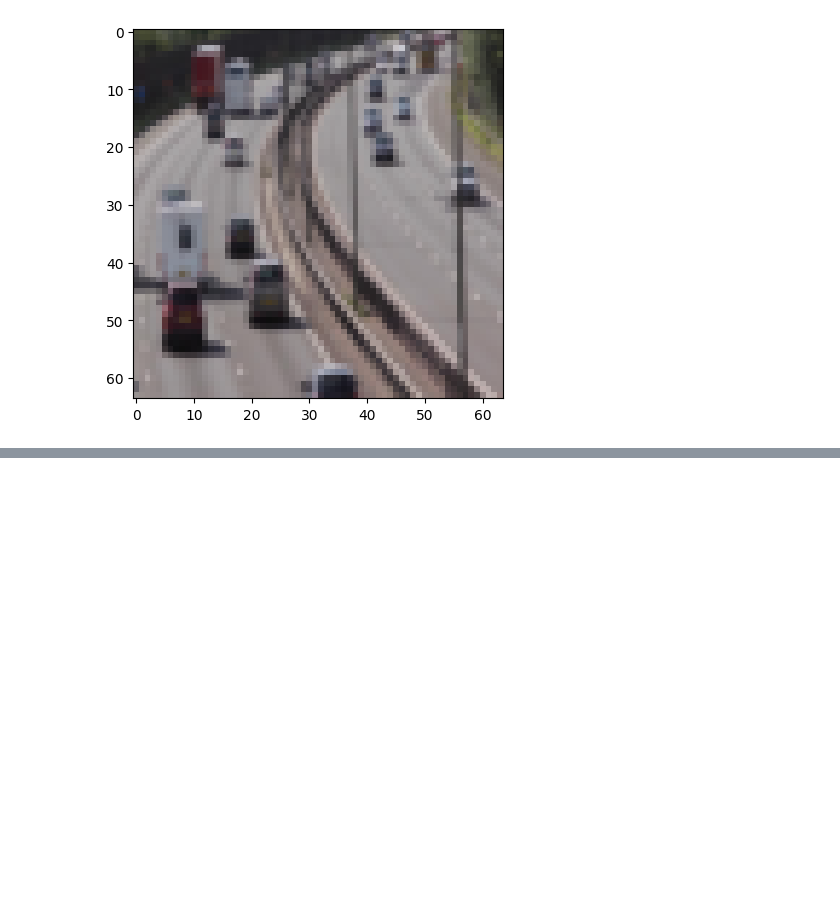
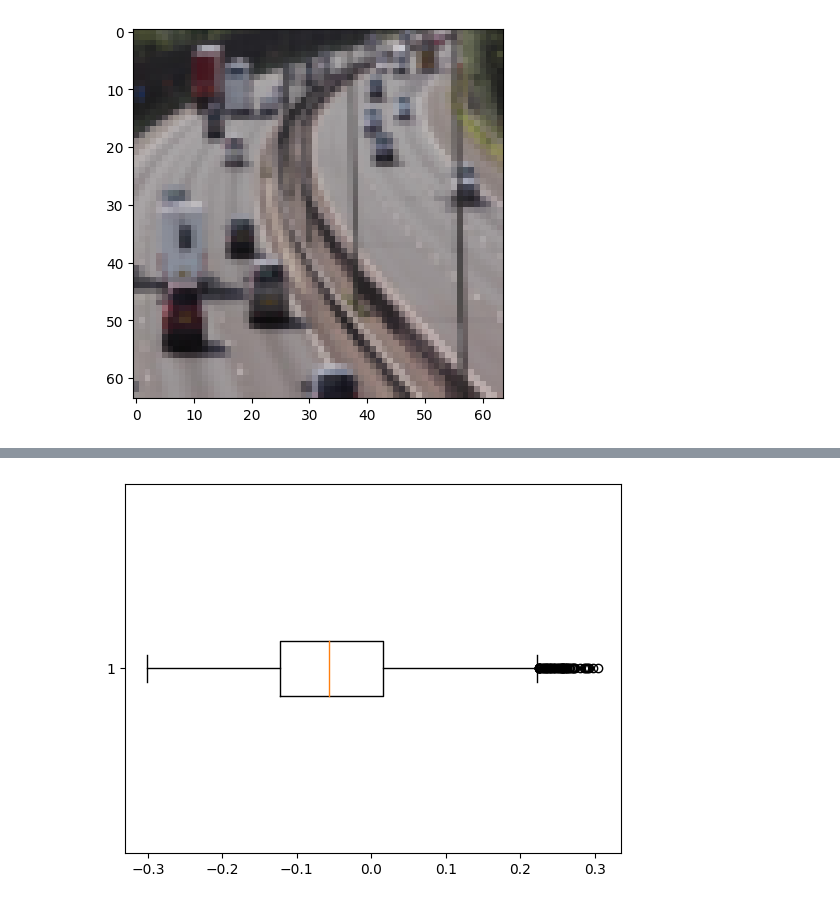
Before and after one commit to Duckierstone42/Vehicular-Object-Detection---ML4641P, a Jupyter notebook: vae/vae_implementation.ipynb, the cells around one changed output, grey strips where cells are left out. Drawn from its saved outputs; the diff is of its cells as text; code cells hidden in the pictures; blank space fills up the shorter version.

```diff
--- a/vae/vae_implementation.ipynb
+++ b/vae/vae_implementation.ipynb
@@ -52,6 +52,7 @@ class VehicleDataset(Dataset):
 def display_sample(image):
     #Displays sample image from dataset
     image = image.permute(1,2,0).numpy()
+    image = (image + 1) / 2
     fig, ax = plt.subplots(1)
     ax.imshow(image)
     plt.show()
@@ -69,7 +70,8 @@ valid_labels = "../Vehicle_Detection_Image_Dataset/valid/labels"
 transform = transforms.Compose([
     transforms.ToPILImage(),
     transforms.Resize((64,64)), #What model size
-    transforms.ToTensor()
+    transforms.ToTensor(),
+    transforms.Normalize([.5],[.5])
 
 ])
 
@@ -127,7 +129,8 @@ for epoch in range(num_epochs):
         avg_test_loss_dict["loss"] /= count
         avg_test_loss_dict["Reconstruction_Loss"]  /= count
         avg_test_loss_dict["KLD"]  /= count
-
+        reconstructed_image = torch.squeeze(model.sample(1,current_device=device)).to("cpu").detach()
+        display_sample(torch.squeeze(reconstructed_image))
     print(f" Epoch: {epoch+1}: {avg_test_loss_dict}")
 
 print("Training Complete")
@@ -161,0 +183,5 @@ torch.Size([1, 3, 64, 64])
+# %%
+plt.boxplot(reconstructed_image.view(-1),vert=False)
+plt.show()
+# %% [output]
+[figure, added]
```
Also changed, not shown: parts of 2 cells of this notebook.
